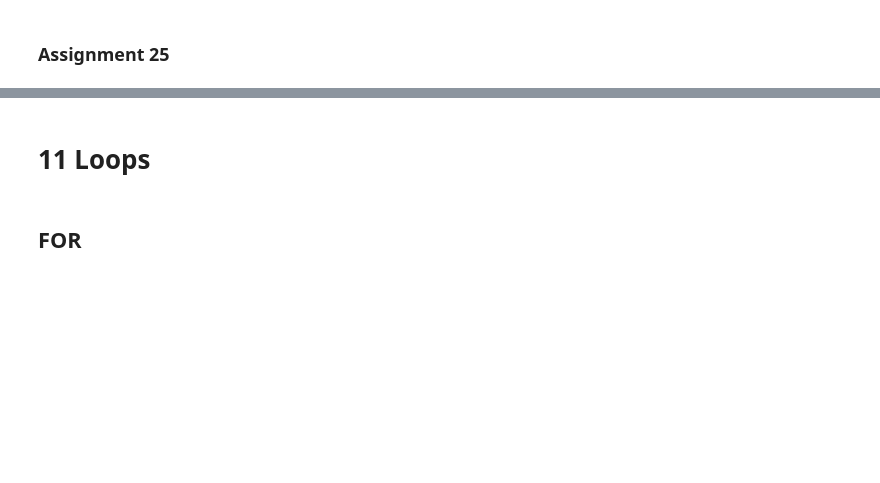
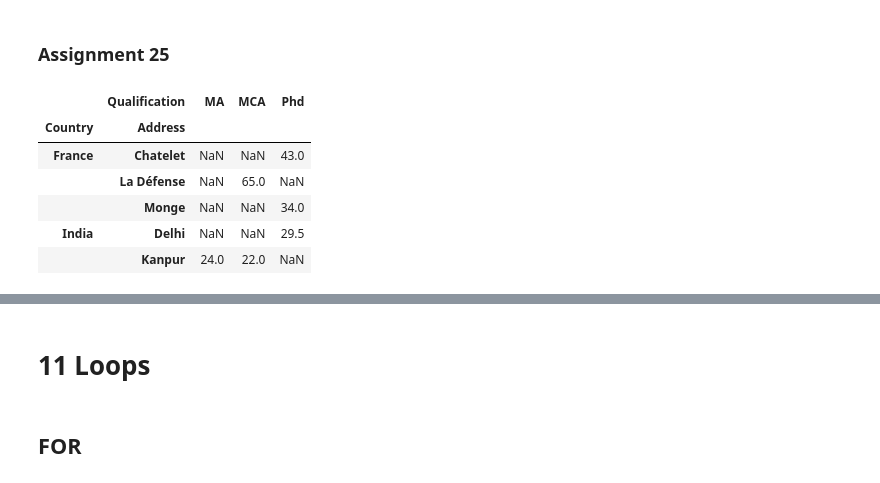
Before and after one commit to SamF543/Module_1, a Jupyter notebook: Copy_of_Python_Basics_Module_1_practice.ipynb, the cells around one changed output, grey strips where cells are left out. Cells and saved outputs as stored; diff of their text form; code cells hidden in the pictures; blank space fills up the shorter version.

```diff
--- a/Copy_of_Python_Basics_Module_1_practice.ipynb
+++ b/Copy_of_Python_Basics_Module_1_practice.ipynb
@@ -2316,4 +2151,5 @@ print('')
 # what data types are the columns ==> use .info() method
 # convert Age into a numeric Dtype
 
-# your code here
+df["Age"] = pd.to_numeric(df["Age"])
+df.info()
@@ -2418,19 +2314,33 @@ pivot_table
 # %%
 #### Pivot -----------
 
 # create a pivot table called 'pivot_table'
 #  where rows are the Country AND Address,
 #       columns their qualifications,
 #                and values in the pivot table is the mean age
 
 ## hint
 # first import numpy package as np as below
 
 import numpy as np
 
 # use pd.pivot_table() with necessary arguments
 
-# your code here ...
+pivot_table = pd.pivot_table(df, # data to pivot
+                       index=['Country','Address'], # Grouper, Keys to group by on the pivot table index.
+                       columns=['Qualification'], # Keys to group by on the pivot table column., will be the columns value
+                       values='Age', # column to aggregate
+                       aggfunc= np.mean)# the aggregation function is the sum ==> np.sum (we will use sum function from numpy package)
+
+pivot_table
+# %% [output]
+|  | Qualification | MA | MCA | Phd |
+| Country | Address |  |  |  |
+| France | Chatelet | NaN | NaN | 43.0 |
+|  | La Défense | NaN | 65.0 | NaN |
+|  | Monge | NaN | NaN | 34.0 |
+| India | Delhi | NaN | NaN | 29.5 |
+|  | Kanpur | 24.0 | 22.0 | NaN |
 # %%
 df
 # %%
```
Also changed, not shown: parts of 113 cells of this notebook.
